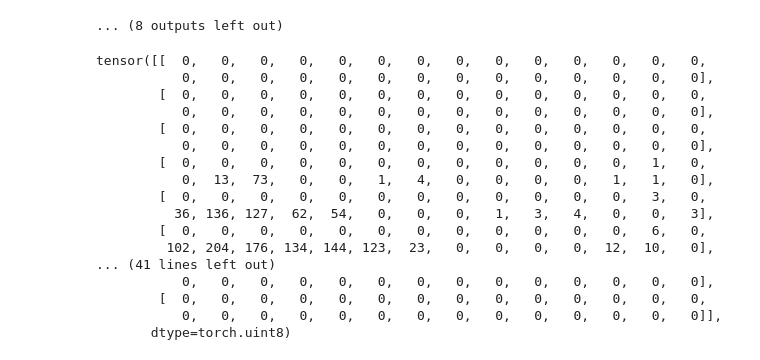
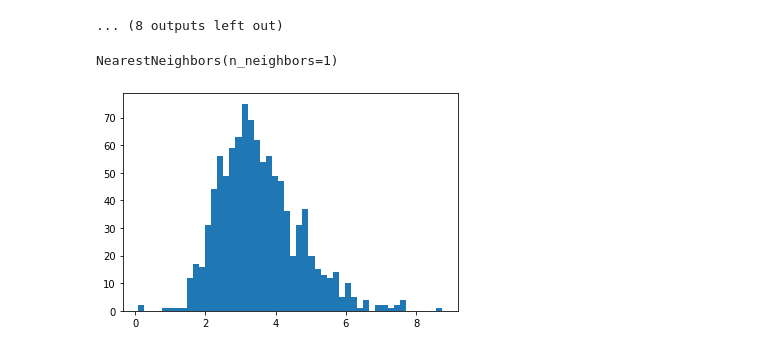
Before and after one commit to rosinality/glow-pytorch, a Jupyter notebook: notebooks/loss_plot.ipynb, the cells around one changed output. Saved outputs shown, nothing was run; the diff lists cells and outputs as text; code cells hidden in the pictures.

```diff
--- a/notebooks/loss_plot.ipynb
+++ b/notebooks/loss_plot.ipynb
@@ -74,23 +107,19 @@ for i in range(20):
 [figure]
 [figure]
 ... (8 outputs left out)
-# %%
-data.train_data[0]
-# %% [output]
-tensor([[  0,   0,   0,   0,   0,   0,   0,   0,   0,   0,   0,   0,   0,   0,
-           0,   0,   0,   0,   0,   0,   0,   0,   0,   0,   0,   0,   0,   0],
-        [  0,   0,   0,   0,   0,   0,   0,   0,   0,   0,   0,   0,   0,   0,
-           0,   0,   0,   0,   0,   0,   0,   0,   0,   0,   0,   0,   0,   0],
-        [  0,   0,   0,   0,   0,   0,   0,   0,   0,   0,   0,   0,   0,   0,
-           0,   0,   0,   0,   0,   0,   0,   0,   0,   0,   0,   0,   0,   0],
-        [  0,   0,   0,   0,   0,   0,   0,   0,   0,   0,   0,   0,   1,   0,
-           0,  13,  73,   0,   0,   1,   4,   0,   0,   0,   0,   1,   1,   0],
-        [  0,   0,   0,   0,   0,   0,   0,   0,   0,   0,   0,   0,   3,   0,
-          36, 136, 127,  62,  54,   0,   0,   0,   1,   3,   4,   0,   0,   3],
-        [  0,   0,   0,   0,   0,   0,   0,   0,   0,   0,   0,   0,   6,   0,
-         102, 204, 176, 134, 144, 123,  23,   0,   0,   0,   0,  12,  10,   0],
-... (41 lines left out)
-           0,   0,   0,   0,   0,   0,   0,   0,   0,   0,   0,   0,   0,   0],
-        [  0,   0,   0,   0,   0,   0,   0,   0,   0,   0,   0,   0,   0,   0,
-           0,   0,   0,   0,   0,   0,   0,   0,   0,   0,   0,   0,   0,   0]],
-       dtype=torch.uint8)
+# %%
+# data = MNIST("/home/model/datasets/mnist/")
+data = FashionMNIST("/home/model/datasets/fashion_mnist/")
+X = data.train_data.numpy().reshape(60000, -1)/255
+from sklearn.neighbors import NearestNeighbors
+
+search = NearestNeighbors(n_neighbors=1)
+search.fit(X)
+# %% [output]
+NearestNeighbors(n_neighbors=1)
+# %%
+neighbors = search.kneighbors(X[:1000], n_neighbors=2)
+# %%
+plt.hist(neighbors[0][:, 1], bins=50);
+# %% [output]
+[figure, added]
```
Also changed, not shown: parts of 14 cells of this notebook, 3 other files.
